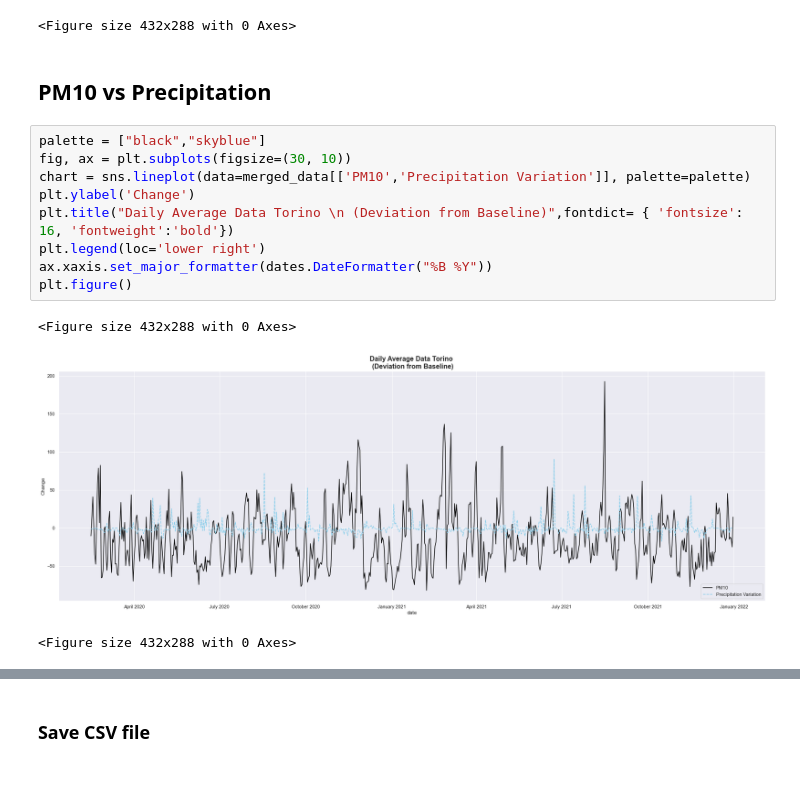
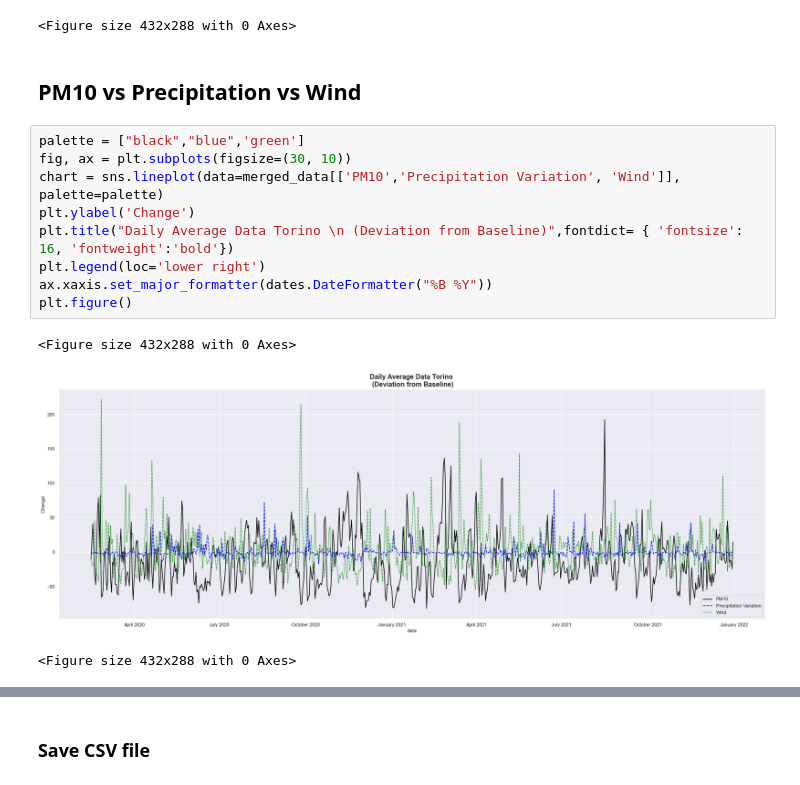
Before and after one commit to danielegerbaldo/Turin-Air-Quality-Comparison-Lockdown, a Jupyter notebook: Turin-Air-Quality-Comparison-Lockdown.ipynb, the cells around one changed output, grey strips where cells are left out. Drawn from its saved outputs; the diff is of its cells as text.

```diff
--- a/Turin-Air-Quality-Comparison-Lockdown.ipynb
+++ b/Turin-Air-Quality-Comparison-Lockdown.ipynb
@@ -532,17 +488,17 @@ plt.figure()
 [figure]
 <Figure size 432x288 with 0 Axes>
 # %% [markdown]
-## PM10 vs Precipitation
+## PM10 vs Precipitation vs Wind
 # %%
-palette = ["black","skyblue"]
+palette = ["black","blue",'green']
 fig, ax = plt.subplots(figsize=(30, 10))
-chart = sns.lineplot(data=merged_data[['PM10','Precipitation Variation']], palette=palette)
+chart = sns.lineplot(data=merged_data[['PM10','Precipitation Variation', 'Wind']], palette=palette)
 plt.ylabel('Change')
 plt.title("Daily Average Data Torino \n (Deviation from Baseline)",fontdict= { 'fontsize': 16, 'fontweight':'bold'})
 plt.legend(loc='lower right')
 ax.xaxis.set_major_formatter(dates.DateFormatter("%B %Y"))
 plt.figure()
 # %% [output]
 <Figure size 432x288 with 0 Axes>
-[figure, old version]
+[figure, new version]
 <Figure size 432x288 with 0 Axes>
```
Also changed, not shown: parts of 3 cells of this notebook, 2 other files.
